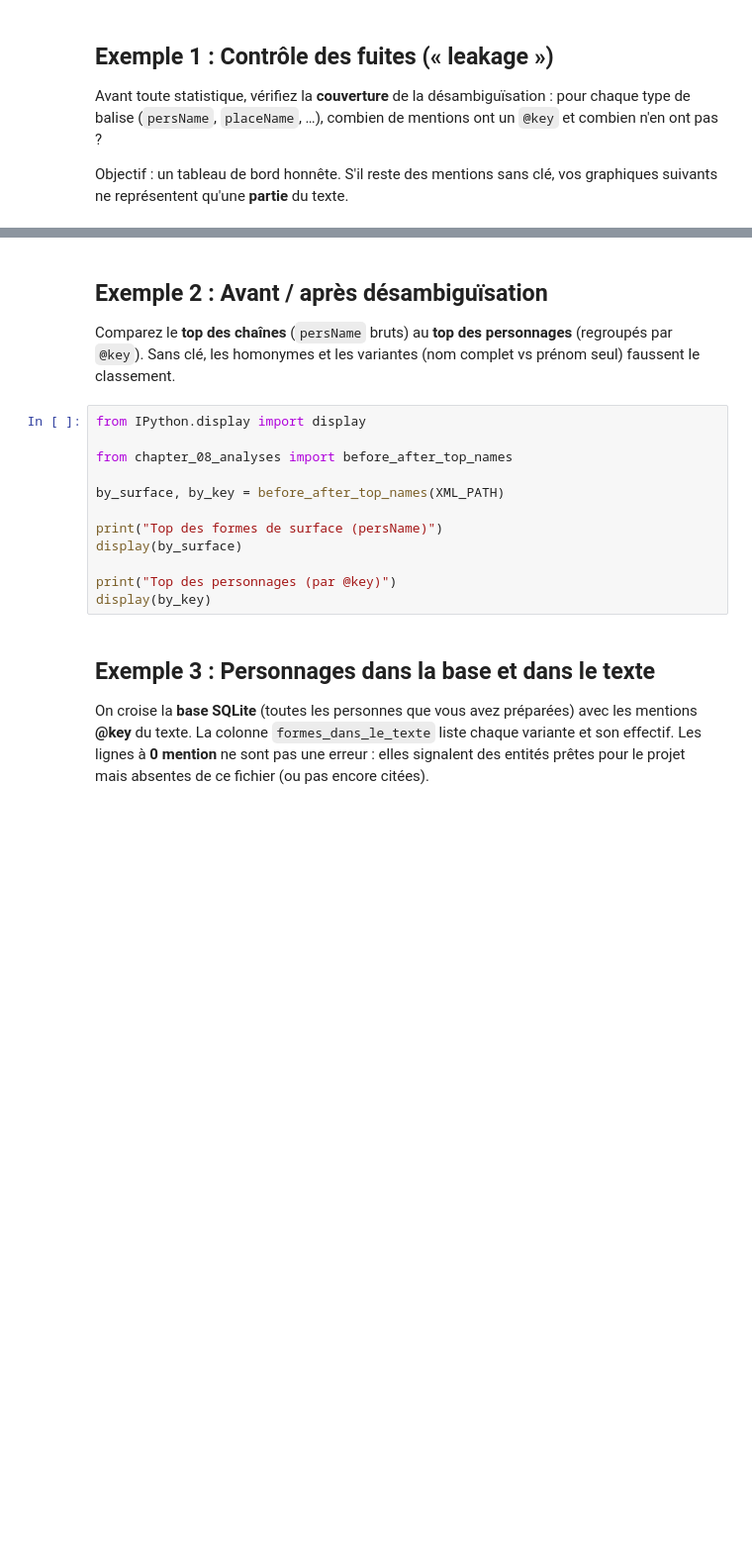
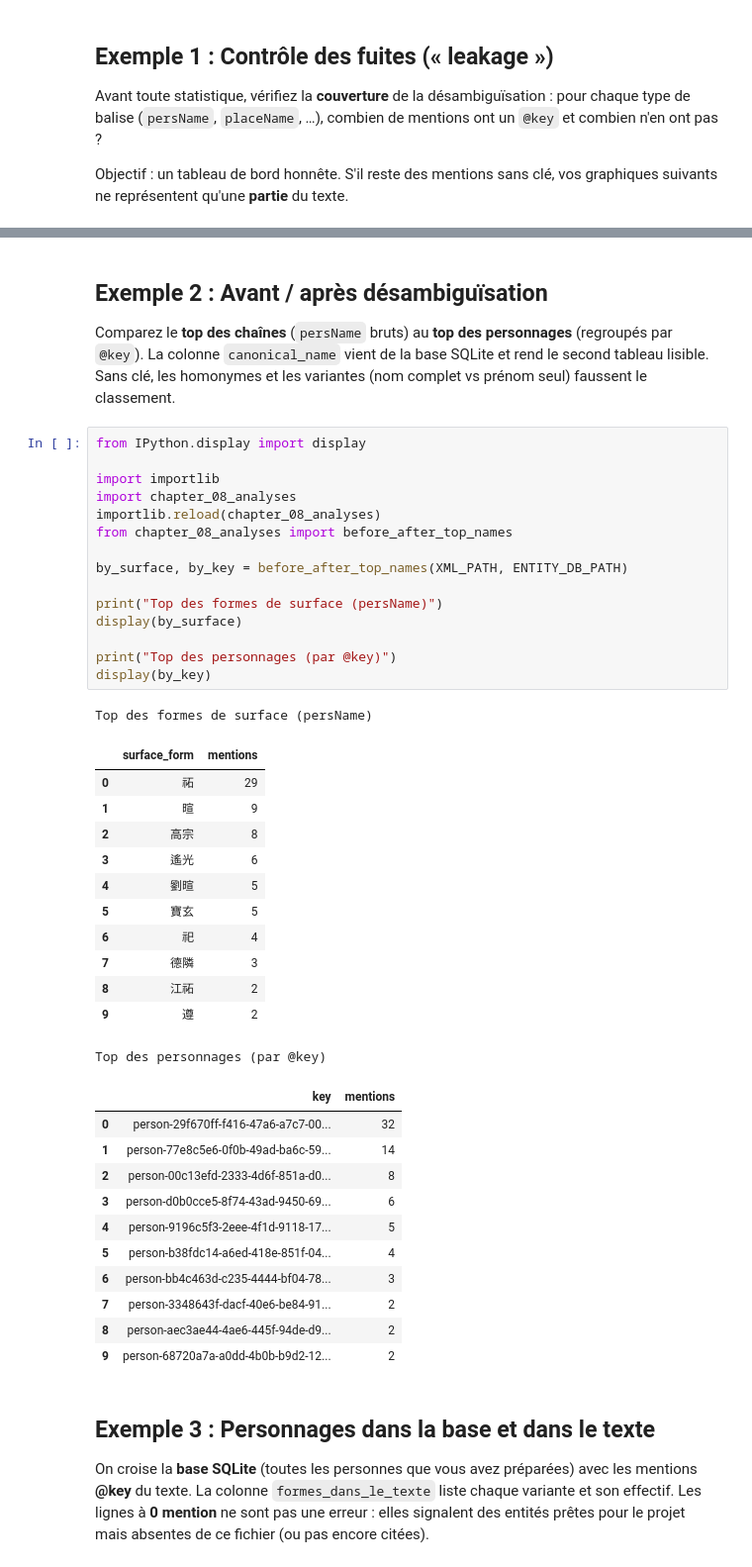
Before and after one commit to lejeanbaptiste/workshop_CRCAO, a Jupyter notebook: notebooks/course/part-1-les-bases/08_exploiter_entites.ipynb, the cells around one changed output, grey strips where cells are left out. Shown at 99% size. Cells and saved outputs as stored; diff of their text form; blank space fills up the shorter version.

```diff
--- a/notebooks/course/part-1-les-bases/08_exploiter_entites.ipynb
+++ b/notebooks/course/part-1-les-bases/08_exploiter_entites.ipynb
@@ -82,19 +91,47 @@ else:
 # %% [markdown]
 ## Exemple 2 : Avant / après désambiguïsation
 
-Comparez le **top des chaînes** (`persName` bruts) au **top des personnages** (regroupés par `@key`). Sans clé, les homonymes et les variantes (nom complet vs prénom seul) faussent le classement.
+Comparez le **top des chaînes** (`persName` bruts) au **top des personnages** (regroupés par `@key`). La colonne `canonical_name` vient de la base SQLite et rend le second tableau lisible. Sans clé, les homonymes et les variantes (nom complet vs prénom seul) faussent le classement.
 # %%
 from IPython.display import display
 
+import importlib
+import chapter_08_analyses
+importlib.reload(chapter_08_analyses)
 from chapter_08_analyses import before_after_top_names
 
-by_surface, by_key = before_after_top_names(XML_PATH)
+by_surface, by_key = before_after_top_names(XML_PATH, ENTITY_DB_PATH)
 
 print("Top des formes de surface (persName)")
 display(by_surface)
 
 print("Top des personnages (par @key)")
 display(by_key)
+# %% [output]
+Top des formes de surface (persName)
+|  | surface_form | mentions |
+| 0 | 祏 | 29 |
+| 1 | 暄 | 9 |
+| 2 | 高宗 | 8 |
+| 3 | 遙光 | 6 |
+| 4 | 劉暄 | 5 |
+| 5 | 寶玄 | 5 |
+| 6 | 祀 | 4 |
+| 7 | 德隣 | 3 |
+| 8 | 江祏 | 2 |
+| 9 | 遵 | 2 |
+Top des personnages (par @key)
+|  | key | mentions |
+| 0 | person-29f670ff-f416-47a6-a7c7-00... | 32 |
+| 1 | person-77e8c5e6-0f0b-49ad-ba6c-59... | 14 |
+| 2 | person-00c13efd-2333-4d6f-851a-d0... | 8 |
+| 3 | person-d0b0cce5-8f74-43ad-9450-69... | 6 |
+| 4 | person-9196c5f3-2eee-4f1d-9118-17... | 5 |
+| 5 | person-b38fdc14-a6ed-418e-851f-04... | 4 |
+| 6 | person-bb4c463d-c235-4444-bf04-78... | 3 |
+| 7 | person-3348643f-dacf-40e6-be84-91... | 2 |
+| 8 | person-aec3ae44-4ae6-445f-94de-d9... | 2 |
+| 9 | person-68720a7a-a0dd-4b0b-b9d2-12... | 2 |
 # %% [markdown]
 ## Exemple 3 : Personnages dans la base et dans le texte
 
```
Also changed, not shown: parts of 4 cells of this notebook, 20 other files.
